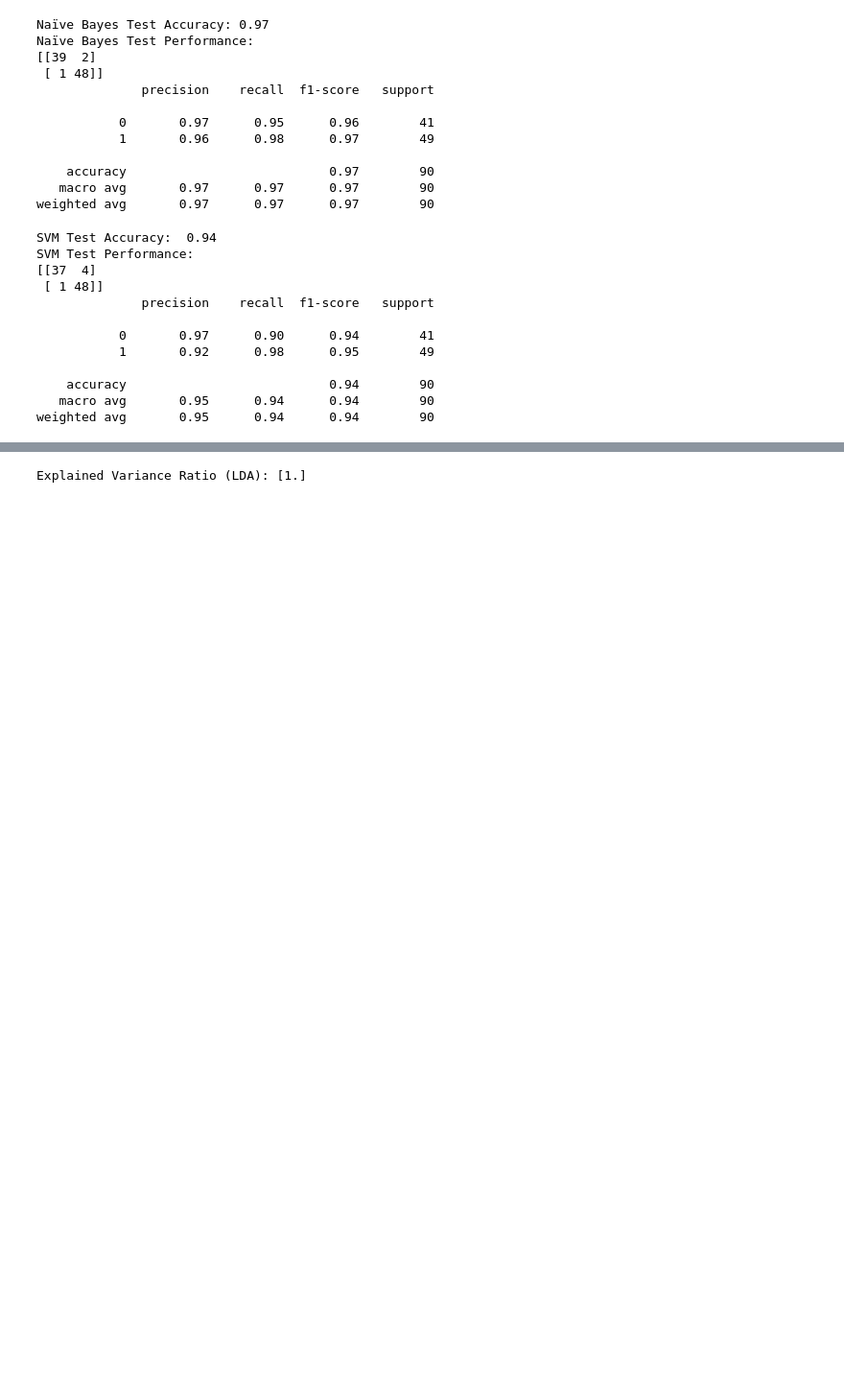
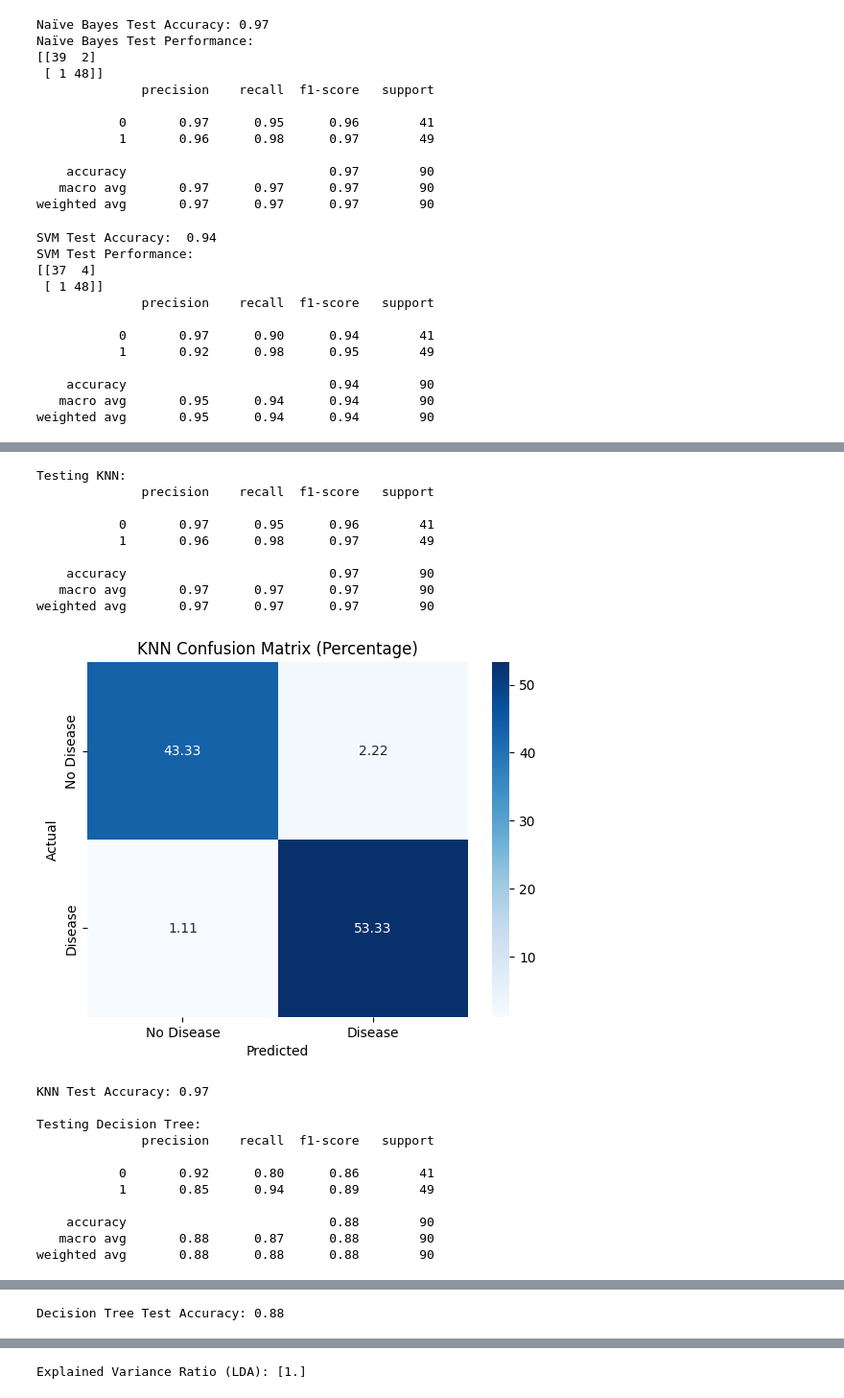
Before and after one commit to mstafahasan/Heart-Failure-Prediction_MLProject, a Jupyter notebook: milestone1_Machine_learning_project.ipynb, the cells around one changed output, grey strips where cells are left out. Shown at 96% size. Cells and saved outputs as stored; diff of their text form; code cells hidden in the pictures; blank space fills up the shorter version.

```diff
--- a/milestone1_Machine_learning_project.ipynb
+++ b/milestone1_Machine_learning_project.ipynb
@@ -342,0 +557,47 @@ weighted avg       0.95      0.94      0.94        90
+# %%
+# Testing each model
+for name, model in results.items():
+    print(f"\nTesting {name}:")
+    y_pred_test = model.predict(X_test_scaled)
+    print(classification_report(y_test, y_pred_test))
+
+    # Confusion matrix
+    cm = confusion_matrix(y_test, y_pred_test)  # Standard confusion matrix
+    total_samples = np.sum(cm)  # Total samples in the test set
+
+    # Convert confusion matrix to overall percentages
+    cm_percentage = np.round((cm / total_samples) * 100, 2)
+
+    # Plot the confusion matrix as percentages
+    sns.heatmap(cm_percentage, annot=True, fmt='.2f', cmap='Blues',
+                xticklabels=['No Disease', 'Disease'], yticklabels=['No Disease', 'Disease'])
+    plt.title(f'{name} Confusion Matrix (Percentage)')
+    plt.ylabel('Actual')
+    plt.xlabel('Predicted')
+    plt.show()
+
+    # Print Accuracy Score
+    acc = accuracy_score(y_test, y_pred_test)
+    print(f"{name} Test Accuracy: {acc:.2f}")
+# %% [output]
+Testing KNN:
+              precision    recall  f1-score   support
+
+           0       0.97      0.95      0.96        41
+           1       0.96      0.98      0.97        49
+
+    accuracy                           0.97        90
+   macro avg       0.97      0.97      0.97        90
+weighted avg       0.97      0.97      0.97        90
+[figure, added]
+KNN Test Accuracy: 0.97
+
+Testing Decision Tree:
+              precision    recall  f1-score   support
+
+           0       0.92      0.80      0.86        41
+           1       0.85      0.94      0.89        49
+
+    accuracy                           0.88        90
+   macro avg       0.88      0.87      0.88        90
+weighted avg       0.88      0.88      0.88        90
@@ -342,0 +605 @@ weighted avg       0.95      0.94      0.94        90
+Decision Tree Test Accuracy: 0.88
```
Also changed, not shown: parts of 7 cells of this notebook.
